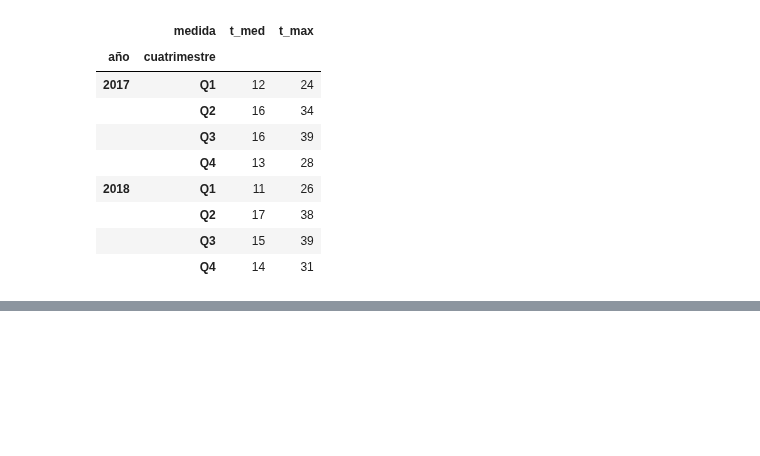
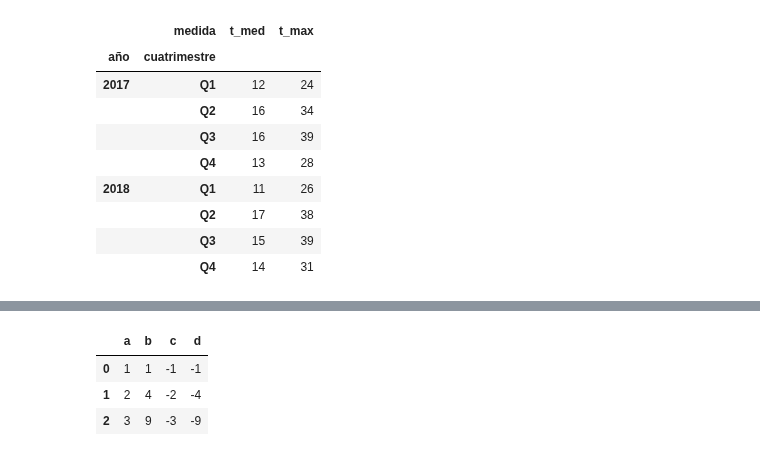
Before and after one commit to pyjaime/python3-101, a Jupyter notebook: python3_pandas_es.ipynb, the cells around one changed output, grey strips where cells are left out. Cells and saved outputs as stored; diff of their text form; code cells hidden in the pictures; blank space fills up the shorter version.

```diff
--- a/python3_pandas_es.ipynb
+++ b/python3_pandas_es.ipynb
@@ -744,0 +790,10 @@ temp_data_max
+# %%
+# Con DataFrames
+df1 = pd.DataFrame([{'a': i, 'b': i**2} for i in range(1, 4)])
+df2 = -pd.DataFrame([{'c': i, 'd': i**2} for i in range(1, 4)])
+pd.concat([df1, df2], axis=1)
+# %% [output]
+|  | a | b | c | d |
+| 0 | 1 | 1 | -1 | -1 |
+| 1 | 2 | 4 | -2 | -4 |
+| 2 | 3 | 9 | -3 | -9 |
```
Also changed, not shown: parts of 53 cells of this notebook.
